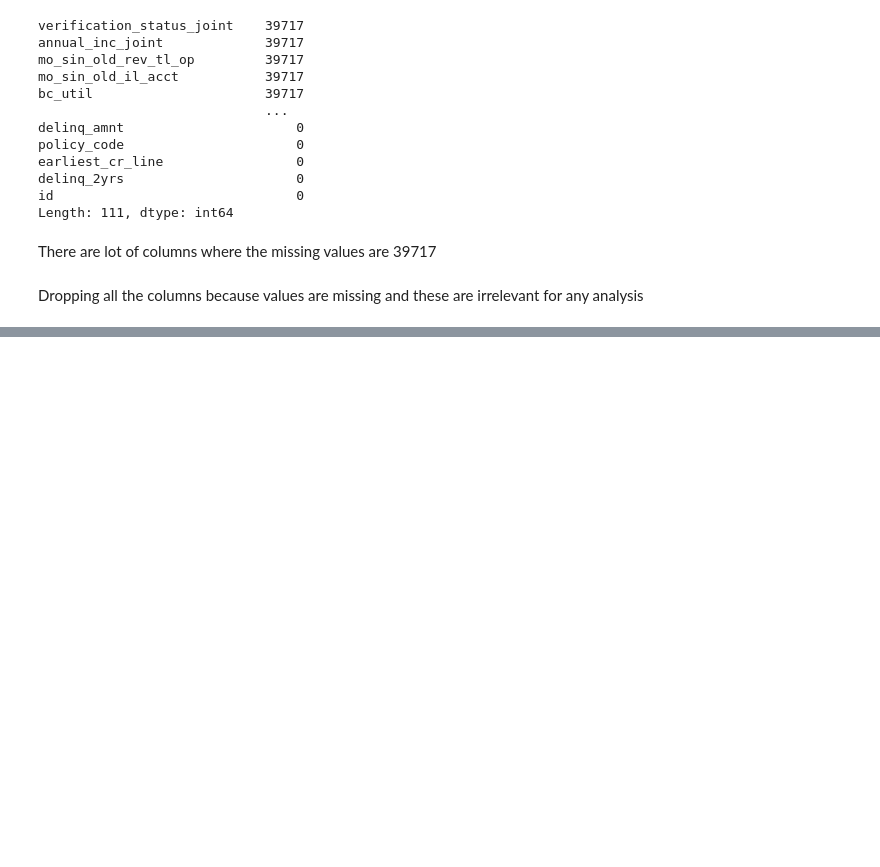
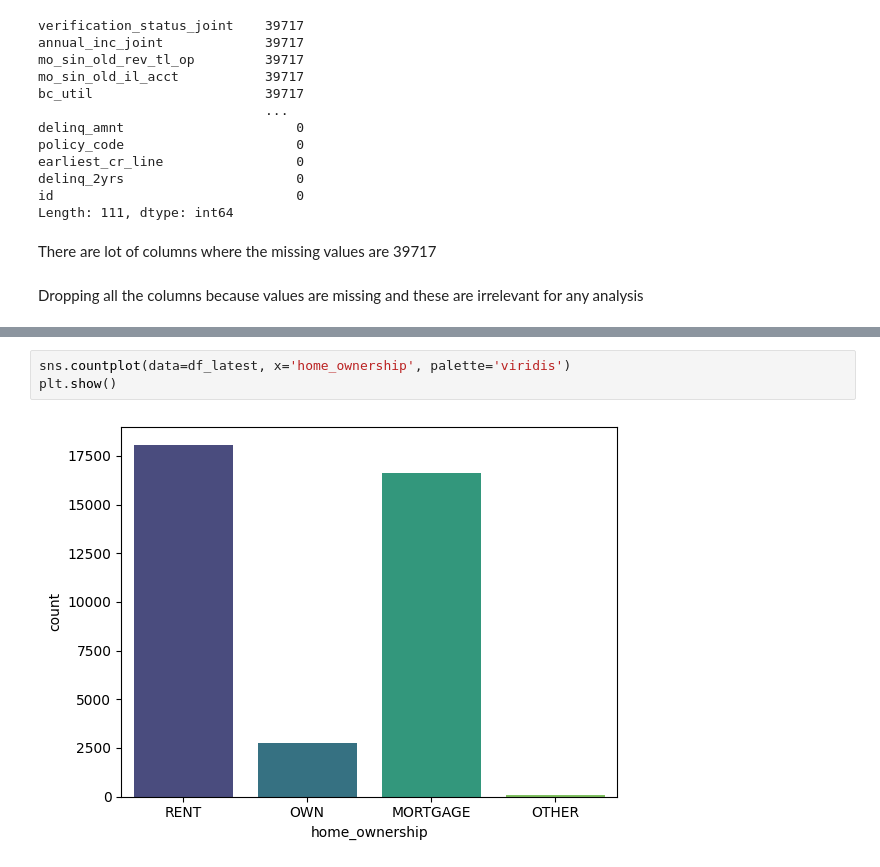
Before and after one commit to muralik31/Lending-Club-Case-Study, a Jupyter notebook: Murali_Krishna_Kondapally.ipynb, the cells around one changed output, grey strips where cells are left out. Cells and saved outputs as stored; diff of their text form; blank space fills up the shorter version.

```diff
--- a/Murali_Krishna_Kondapally.ipynb
+++ b/Murali_Krishna_Kondapally.ipynb
@@ -150,0 +644,5 @@ memory usage: 17.3+ MB
+# %%
+sns.countplot(data=df_latest, x='home_ownership', palette='viridis')
+plt.show()
+# %% [output]
+[figure, added]
```
Also changed, not shown: parts of 55 cells of this notebook.
